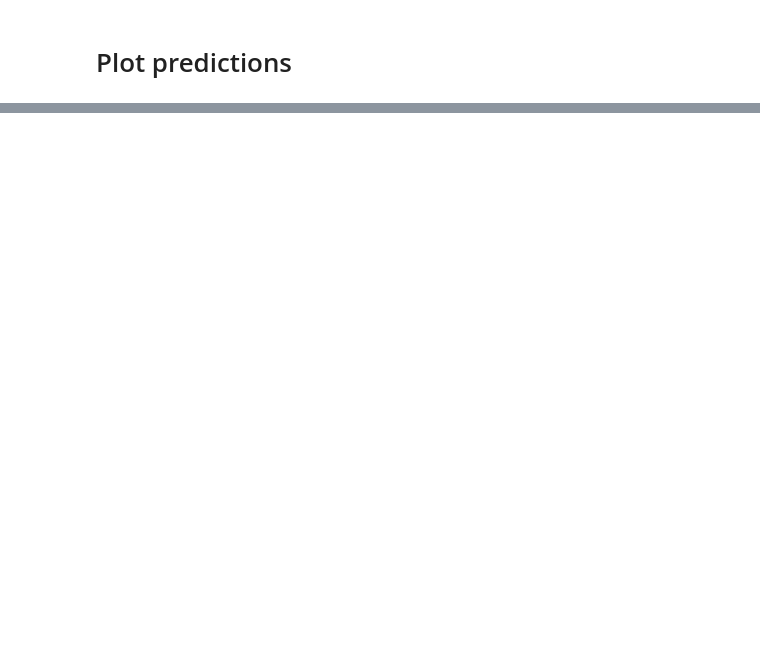
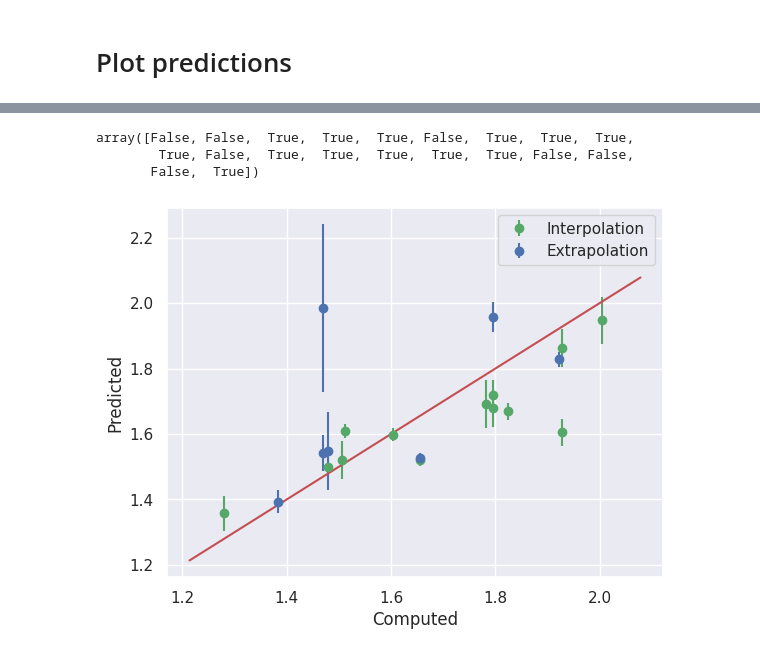
Before and after one commit to CibranLopez/CLUE, a Jupyter notebook: predict-GNN.ipynb, the cells around one changed output, grey strips where cells are left out. Cells and saved outputs as stored; diff of their text form; code cells hidden in the pictures; blank space fills up the shorter version.

```diff
--- a/predict-GNN.ipynb
+++ b/predict-GNN.ipynb
@@ -124,3 +130,33 @@ plt.show()
+# %%
+are_interpolated
+# %% [output]
+array([False, False,  True,  True,  True, False,  True,  True,  True,
+        True, False,  True,  True,  True,  True,  True, False, False,
+       False,  True])
+# %%
+xpred = ground_truths[are_interpolated]
+ypred = predictions[are_interpolated]
+yerr  = uncertainties[are_interpolated]
+plt.errorbar(xpred, ypred, yerr=np.abs(yerr),
+             fmt='og', label='Interpolation')
+
+xpred = ground_truths[~are_interpolated]
+ypred = predictions[~are_interpolated]
+yerr  = uncertainties[~are_interpolated]
+plt.errorbar(xpred, ypred, yerr=np.abs(yerr),
+             fmt='ob', label='Extrapolation')
+
+_min_, _max_ = cld.get_min_max(ground_truths+np.abs(uncertainties),
+                               ground_truths-np.abs(uncertainties),
+                               predictions)
+plt.plot([_min_, _max_], [_min_, _max_], '-r')
+plt.xlabel('Computed')
+plt.ylabel('Predicted')
+plt.legend(loc='best')
+plt.savefig(f'{t_folder}/UQ-prediction-comparison.pdf', dpi=50, bbox_inches='tight')
+plt.show()
+# %% [output]
+[figure, added]
 # %%
 gt_uncertainties   = np.abs(ground_truths - predictions)
 pred_uncertainties = np.abs(uncertainties)
```
Also changed, not shown: parts of 4 cells of this notebook, 1 other file.
